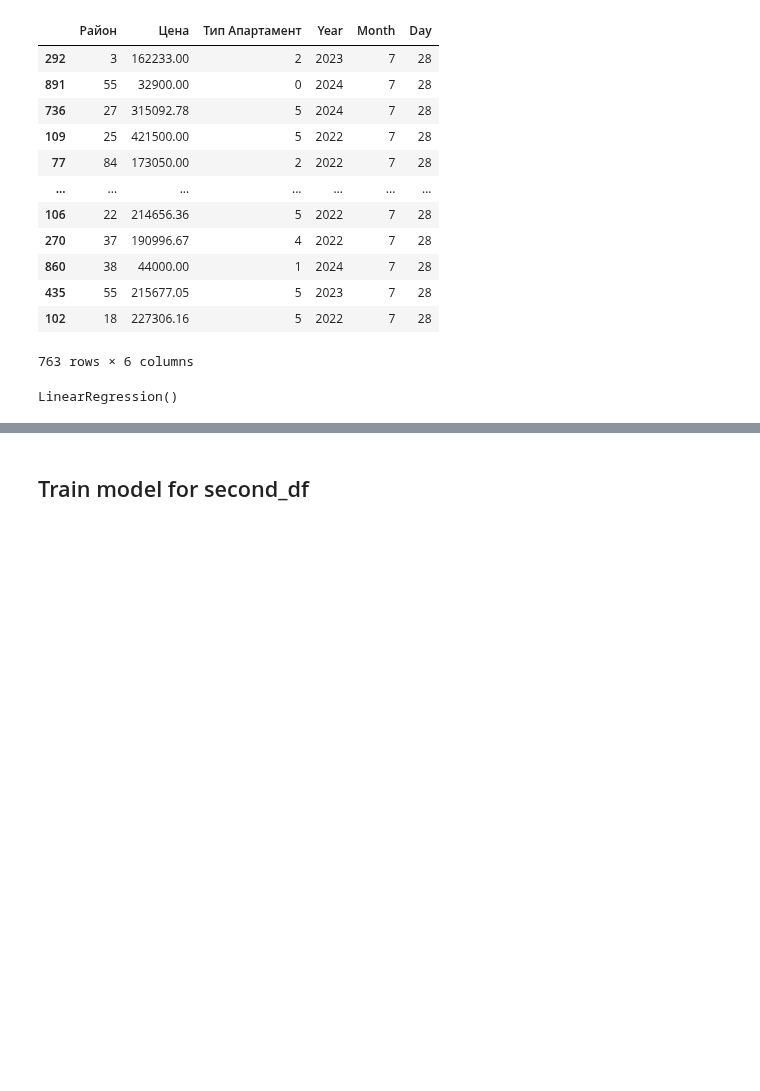
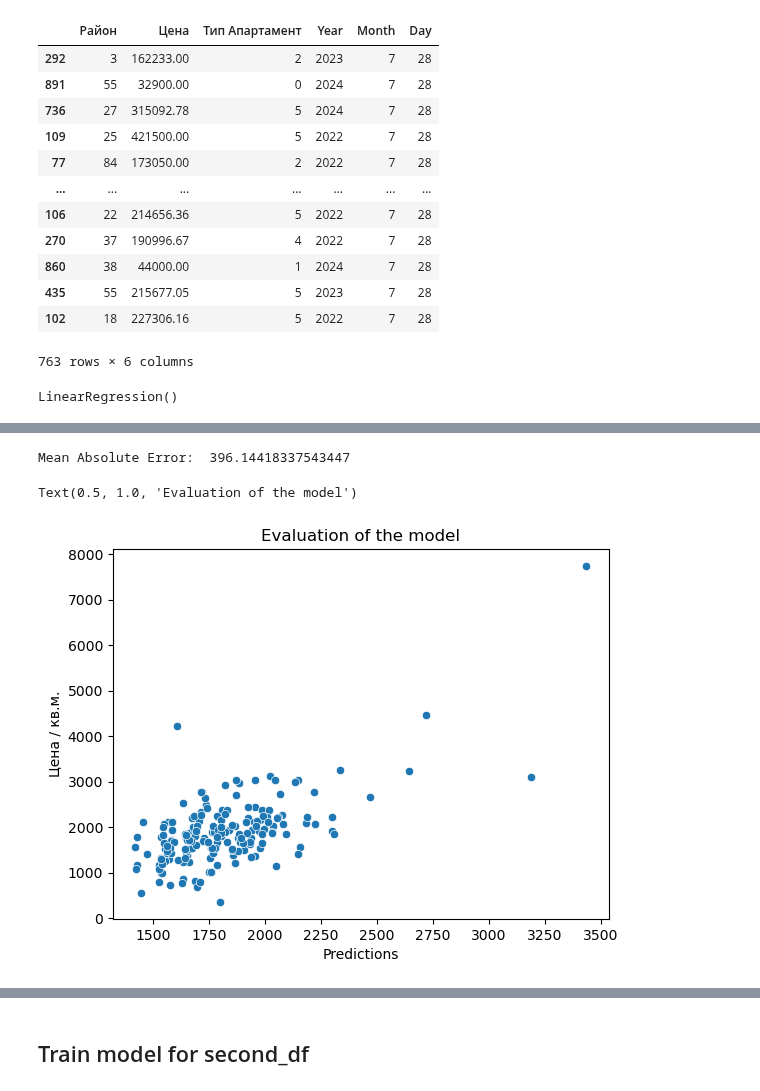
Before and after one commit to GalkaKG/Predicting-Sofia-Real-Estate-Prices, a Jupyter notebook: Predicting Sofia Real Estate Prices.ipynb, the cells around one changed output, grey strips where cells are left out. Drawn from its saved outputs; the diff is of its cells as text; code cells hidden in the pictures; blank space fills up the shorter version.

Commit message:
add more test with model

```diff
--- a/Predicting Sofia Real Estate Prices.ipynb
+++ b/Predicting Sofia Real Estate Prices.ipynb
@@ -685,9 +716,11 @@ y = combined_df['Цена / кв.м.']  # Target variable
 
 from sklearn.preprocessing import LabelEncoder
 
-label_encoder = LabelEncoder()
-X['Район'] = label_encoder.fit_transform(X['Район'])
-X['Тип Апартамент'] = label_encoder.fit_transform(X['Тип Апартамент'])
+label_encoder_region = LabelEncoder()
+label_encoder_apartment_type = LabelEncoder()
+
+X['Район'] = label_encoder_region.fit_transform(X['Район'])
+X['Тип Апартамент'] = label_encoder_apartment_type.fit_transform(X['Тип Апартамент'])
 
 
 # Split the data into training and testing sets
@@ -758,0 +799,2 @@ mse
+# %%
+predictions = model.predict(X_test)
@@ -758,0 +821,11 @@ mse
+# %%
+print("Mean Absolute Error: ", mean_absolute_error(y_test, predictions))
+# %% [output]
+Mean Absolute Error:  396.14418337543447
+# %%
+sns.scatterplot(x=predictions, y=y_test)
+plt.xlabel("Predictions")
+plt.title("Evaluation of the model")
+# %% [output]
+Text(0.5, 1.0, 'Evaluation of the model')
+[figure, added]
```
Also changed, not shown: parts of 36 cells of this notebook.
